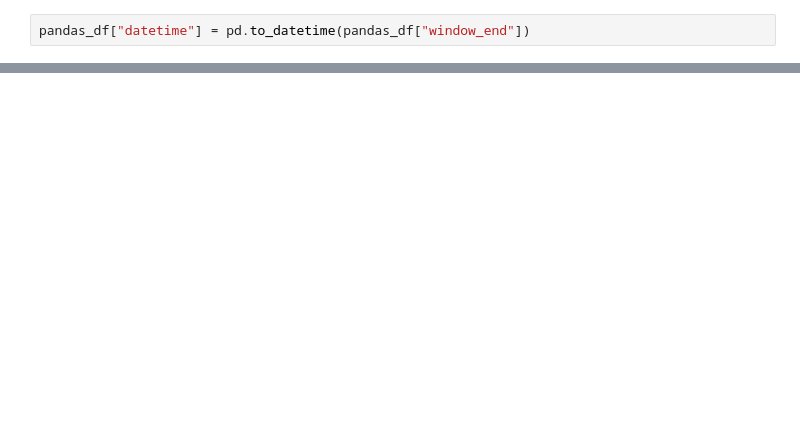
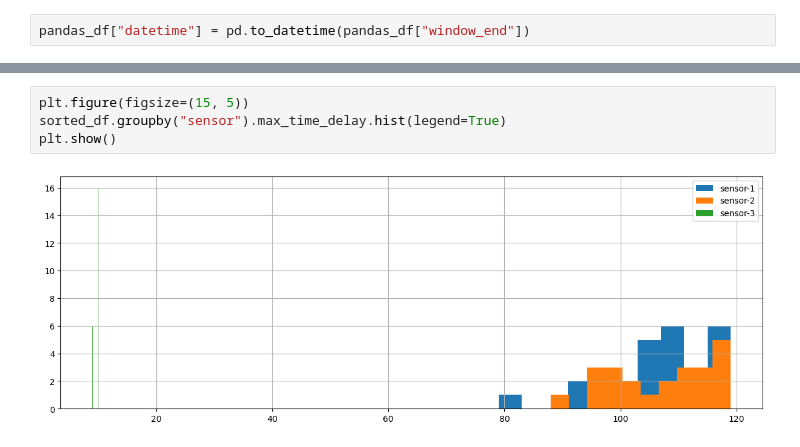
Before and after one commit to giobbu/online-root-cause-analysis, a Jupyter notebook: notebooks/12_spark_read_csv.ipynb, the cells around one changed output, grey strips where cells are left out. Saved outputs shown, nothing was run; the diff lists cells and outputs as text; blank space fills up the shorter version.

```diff
--- a/notebooks/12_spark_read_csv.ipynb
+++ b/notebooks/12_spark_read_csv.ipynb
@@ -151,0 +118,6 @@ plt.show()
+# %%
+plt.figure(figsize=(15, 5))
+sorted_df.groupby("sensor").max_time_delay.hist(legend=True)
+plt.show()
+# %% [output]
+[figure, added]
```
Also changed, not shown: parts of 17 cells of this notebook, 4 other files.
